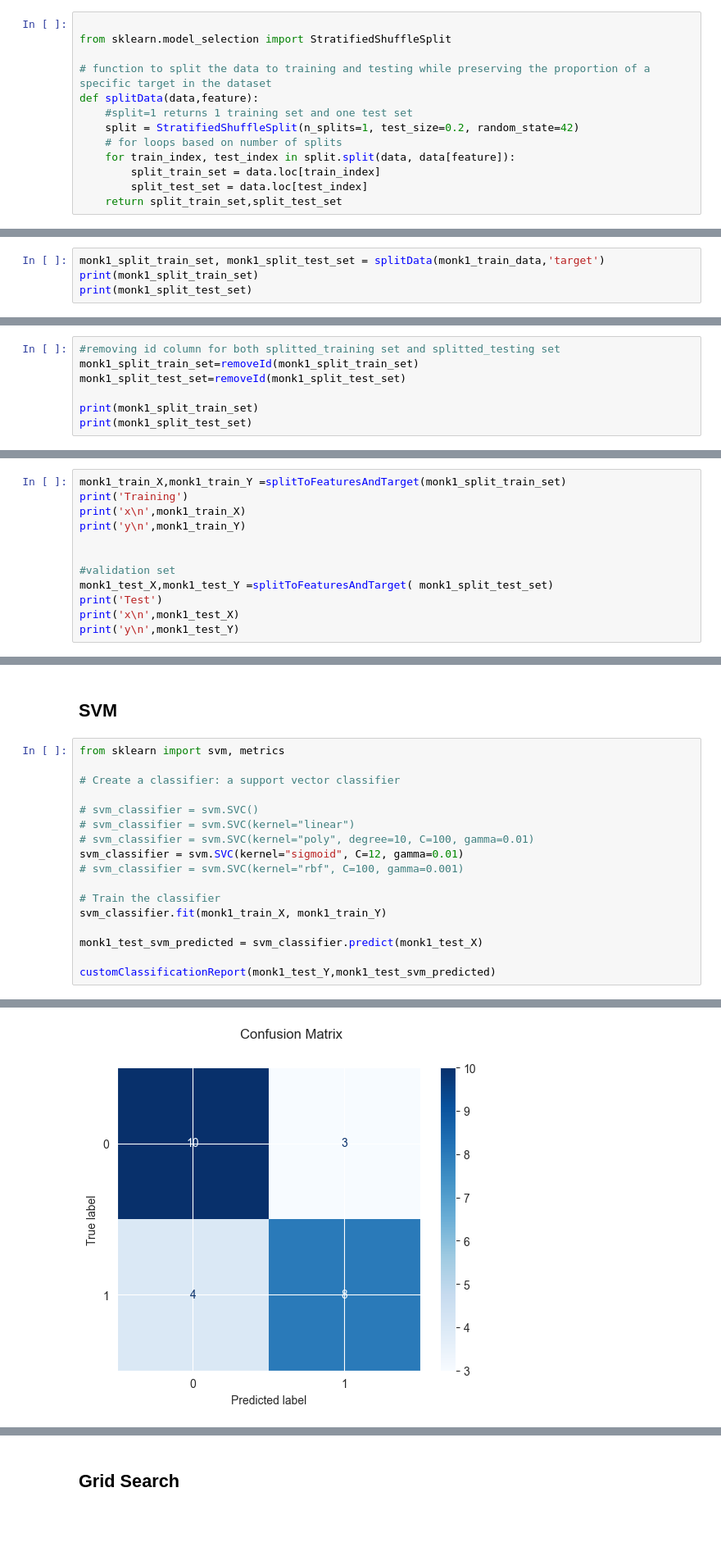
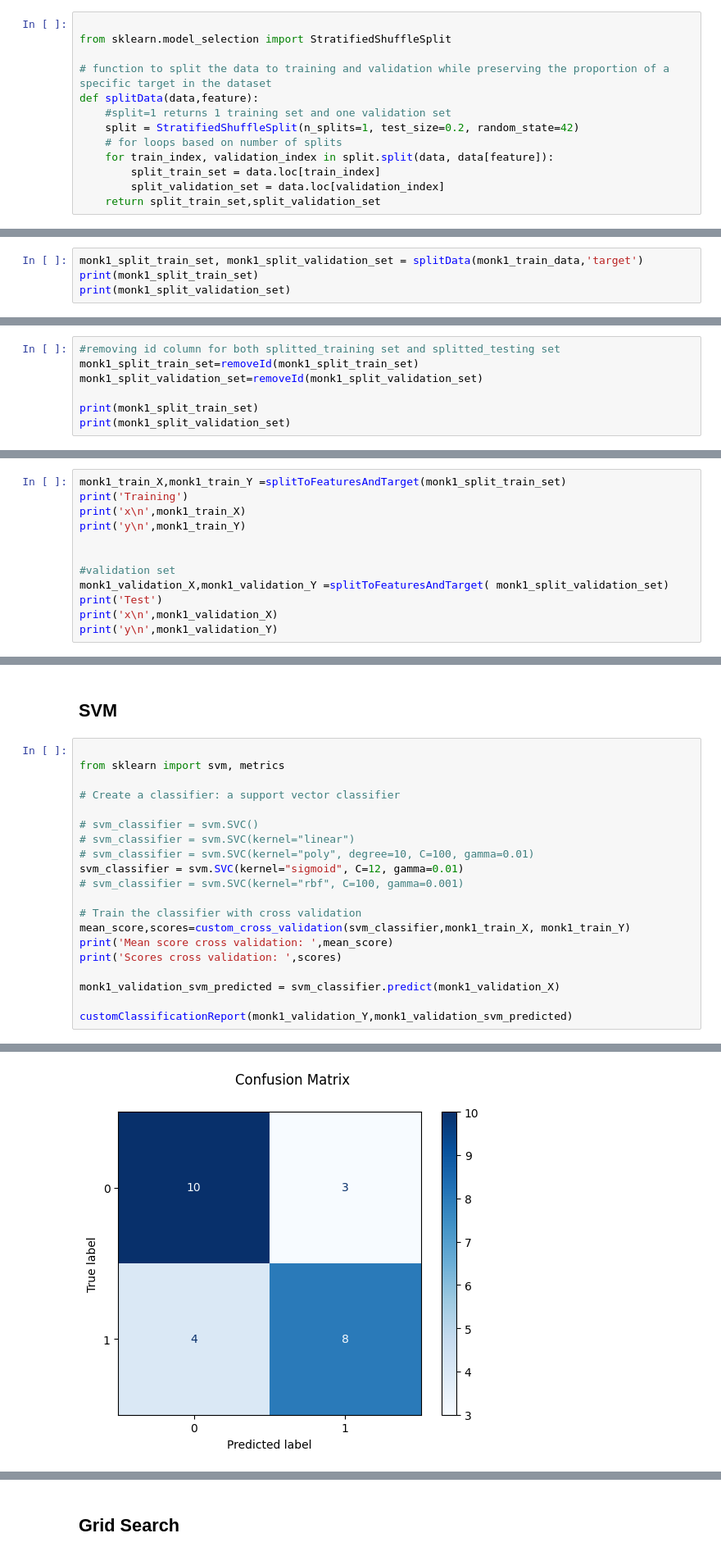
Before and after one commit to mary-alrayes/ml_project, a Jupyter notebook: ml_project.ipynb, the cells around one changed output, grey strips where cells are left out. Shown at 82% size. Cells and saved outputs as stored; diff of their text form; blank space fills up the shorter version.

```diff
--- a/ml_project.ipynb
+++ b/ml_project.ipynb
@@ -420,15 +420,15 @@ splitting the (TRAINING dataset) into training and test sets while preserving th
 
 from sklearn.model_selection import StratifiedShuffleSplit
 
-# function to split the data to training and testing while preserving the proportion of a specific target in the dataset
+# function to split the data to training and validation while preserving the proportion of a specific target in the dataset
 def splitData(data,feature):
-    #split=1 returns 1 training set and one test set
+    #split=1 returns 1 training set and one validation set
     split = StratifiedShuffleSplit(n_splits=1, test_size=0.2, random_state=42)
     # for loops based on number of splits
-    for train_index, test_index in split.split(data, data[feature]):
+    for train_index, validation_index in split.split(data, data[feature]):
         split_train_set = data.loc[train_index]
-        split_test_set = data.loc[test_index]
-    return split_train_set,split_test_set
+        split_validation_set = data.loc[validation_index]
+    return split_train_set,split_validation_set
 # %%
 #function to remove the id column from the data
 def removeId(data):
@@ -442,9 +442,9 @@ def splitToFeaturesAndTarget(data):
 # %% [markdown]
 ### MONK1
 # %%
-monk1_split_train_set, monk1_split_test_set = splitData(monk1_train_data,'target')
+monk1_split_train_set, monk1_split_validation_set = splitData(monk1_train_data,'target')
 print(monk1_split_train_set)
-print(monk1_split_test_set)
+print(monk1_split_validation_set)
 # %% [output]
      target  a1  a2  a3  a4  a5  a6        ID
 4         1   1   1   2   1   2   1   data_27
@@ -466,10 +466,10 @@ print(monk1_split_test_set)
 # %%
 #removing id column for both splitted_training set and splitted_testing set
 monk1_split_train_set=removeId(monk1_split_train_set)
-monk1_split_test_set=removeId(monk1_split_test_set)
+monk1_split_validation_set=removeId(monk1_split_validation_set)
 
 print(monk1_split_train_set)
-print(monk1_split_test_set)
+print(monk1_split_validation_set)
 # %% [output]
      target  a1  a2  a3  a4  a5  a6
 4         1   1   1   2   1   2   1
@@ -498,10 +498,10 @@ print('y\n',monk1_train_Y)
 
 
 #validation set
-monk1_test_X,monk1_test_Y =splitToFeaturesAndTarget( monk1_split_test_set)
+monk1_validation_X,monk1_validation_Y =splitToFeaturesAndTarget( monk1_split_validation_set)
 print('Test')
-print('x\n',monk1_test_X)
-print('y\n',monk1_test_Y)
+print('x\n',monk1_validation_X)
+print('y\n',monk1_validation_Y)
 # %% [output]
 Training
 x
@@ -707,6 +766,7 @@ print(monk1_train_Y.shape)
 # %% [markdown]
 ## SVM
 # %%
+
 from sklearn import svm, metrics
 
 # Create a classifier: a support vector classifier
@@ -717,10 +777,12 @@ from sklearn import svm, metrics
 svm_classifier = svm.SVC(kernel="sigmoid", C=12, gamma=0.01)
 # svm_classifier = svm.SVC(kernel="rbf", C=100, gamma=0.001)
 
-# Train the classifier
-svm_classifier.fit(monk1_train_X, monk1_train_Y)
+# Train the classifier with cross validation
+mean_score,scores=custom_cross_validation(svm_classifier,monk1_train_X, monk1_train_Y)
+print('Mean score cross validation: ',mean_score)
+print('Scores cross validation: ',scores)
 
-monk1_test_svm_predicted = svm_classifier.predict(monk1_test_X)
+monk1_validation_svm_predicted = svm_classifier.predict(monk1_validation_X)
 
-customClassificationReport(monk1_test_Y,monk1_test_svm_predicted)
+customClassificationReport(monk1_validation_Y,monk1_validation_svm_predicted)
 # %% [output]
@@ -727,10 +791,10 @@ customClassificationReport(monk1_test_Y,monk1_test_svm_predicted)
 Classification report :
                precision    recall  f1-score   support
 
            0       0.71      0.77      0.74        13
            1       0.73      0.67      0.70        12
 
     accuracy                           0.72        25
    macro avg       0.72      0.72      0.72        25
 weighted avg       0.72      0.72      0.72        25
-[figure, old version]
+[figure, new version]
```
Also changed, not shown: parts of 36 cells of this notebook.
